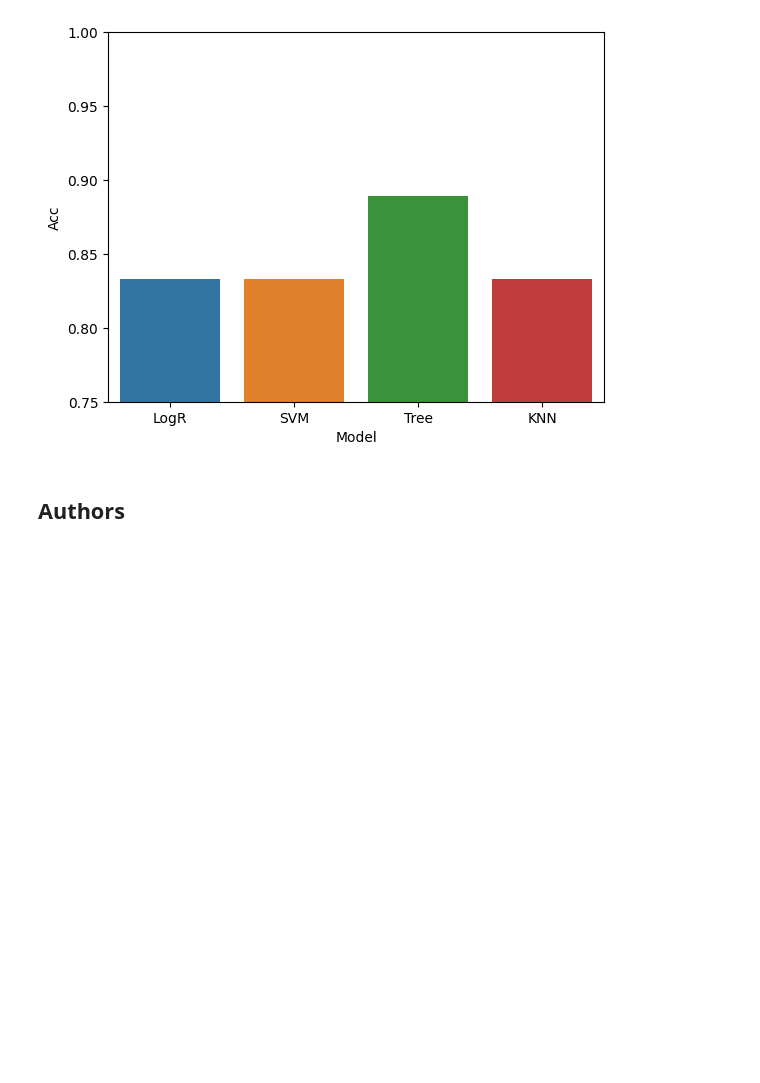
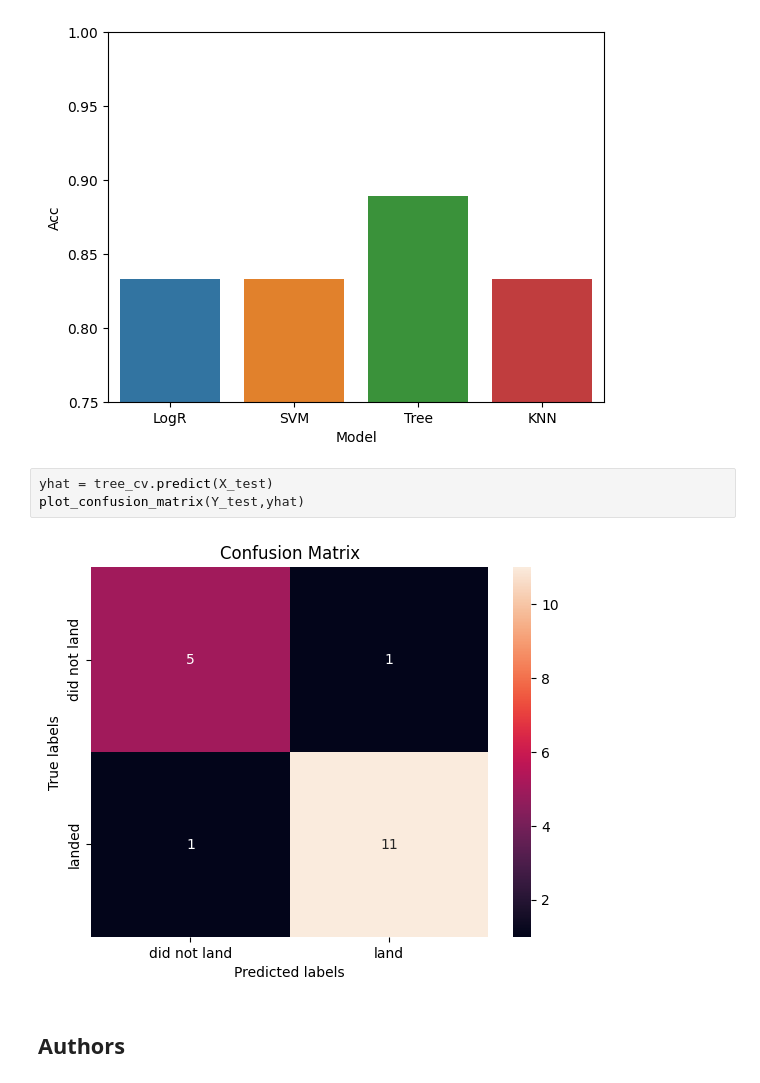
Before and after one commit to Christopherc0923/IBM-Data-Science-Cert, a Jupyter notebook: Course-10-Capstone-Project/SpaceX_Machine_Learning_Prediction_Part_5.jupyterlite.ipynb, the cells around one changed output. Saved outputs shown, nothing was run; the diff lists cells and outputs as text; blank space fills up the shorter version.

```diff
--- a/Course-10-Capstone-Project/SpaceX_Machine_Learning_Prediction_Part_5.jupyterlite.ipynb
+++ b/Course-10-Capstone-Project/SpaceX_Machine_Learning_Prediction_Part_5.jupyterlite.ipynb
@@ -427,6 +427,11 @@ plt.ylim(0.75, 1)
 plt.show()
 # %% [output]
 [figure]
+# %%
+yhat = tree_cv.predict(X_test)
+plot_confusion_matrix(Y_test,yhat)
+# %% [output]
+[figure, added]
 # %% [markdown]
 ## Authors
 # %% [markdown]
```
Also changed, not shown: parts of 2 cells of this notebook, 1 other file.
